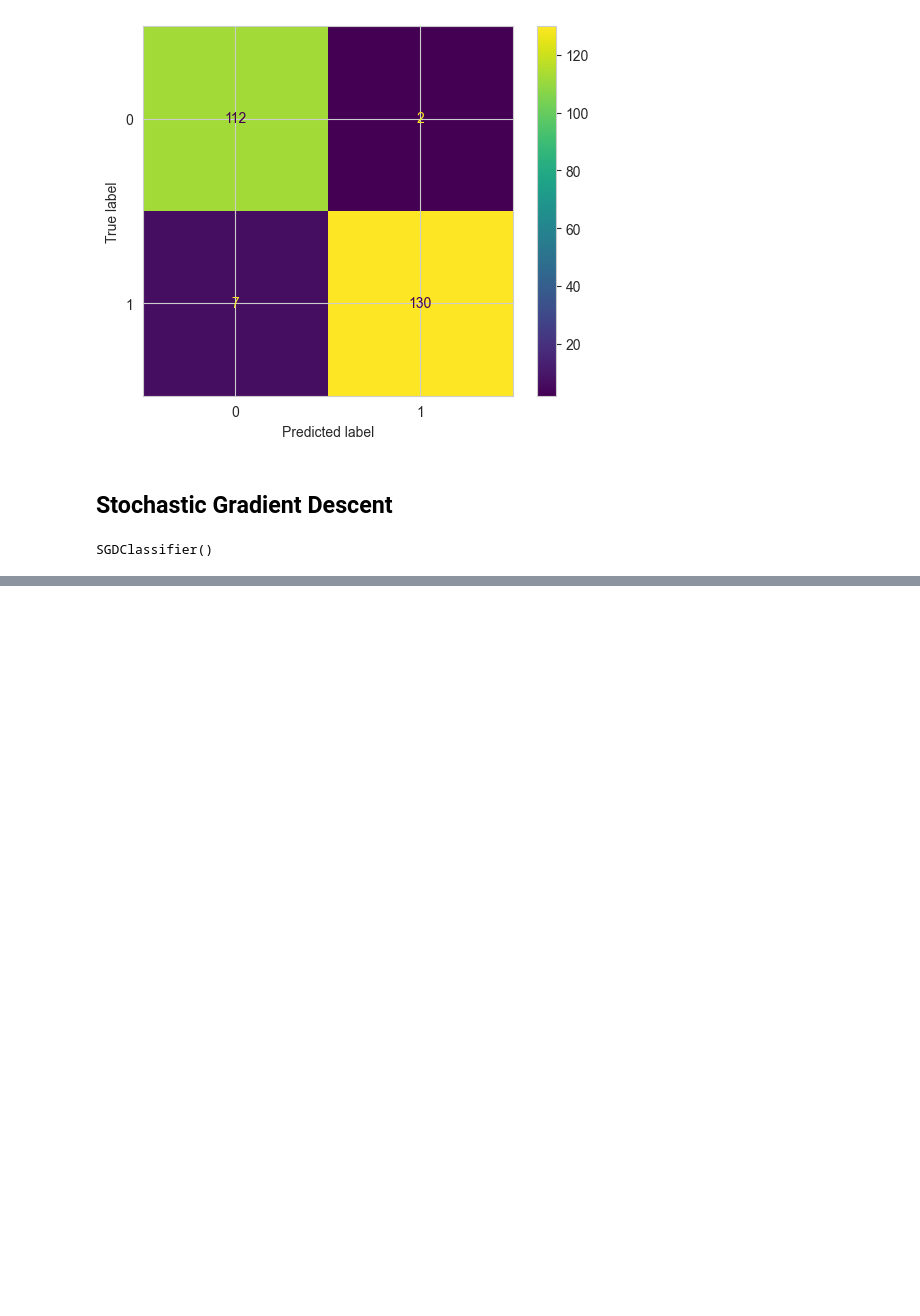
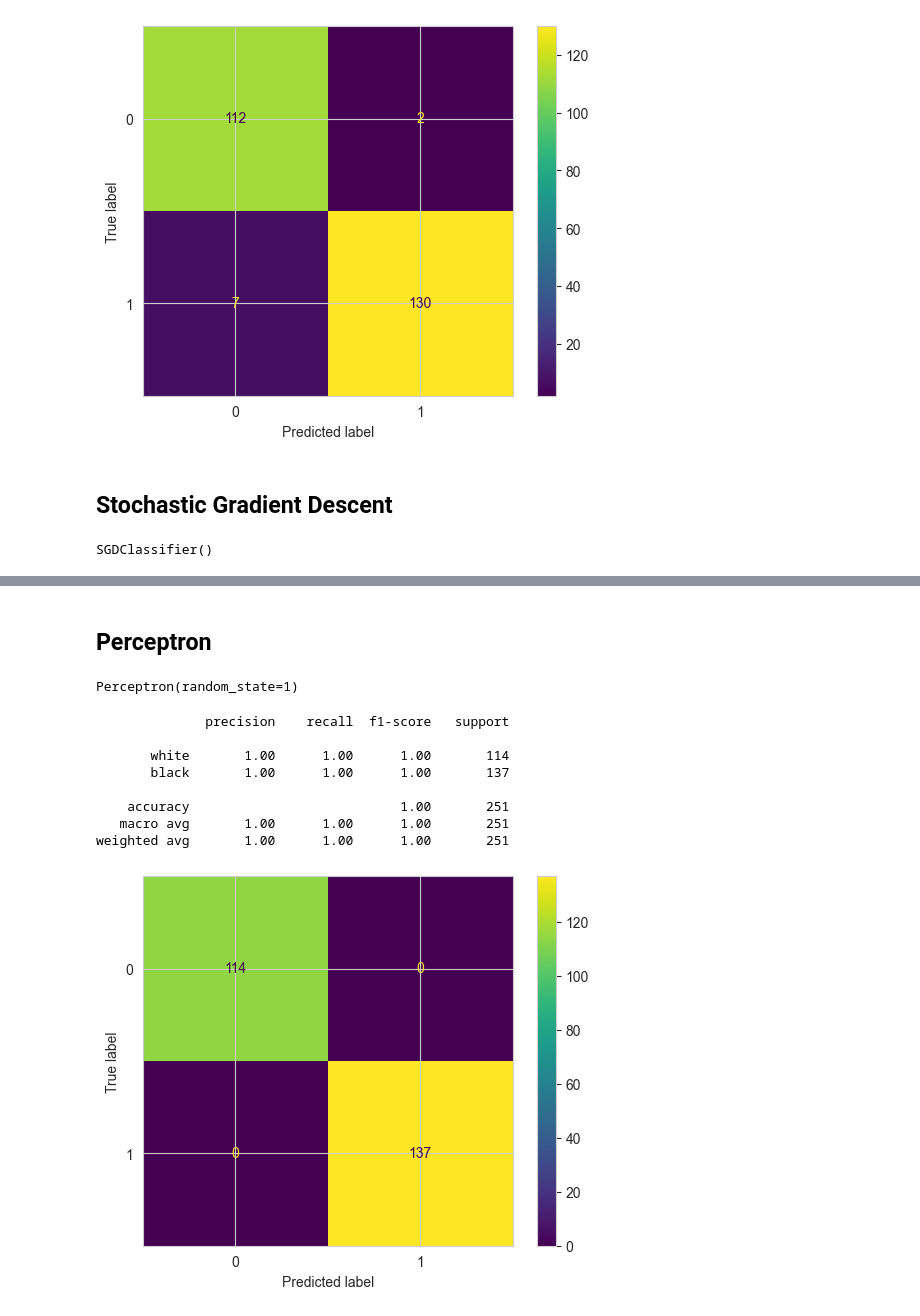
Before and after one commit to KarthikUdyawar/Color-detection, a Jupyter notebook: model/model.ipynb, the cells around one changed output, grey strips where cells are left out. Cells and saved outputs as stored; diff of their text form; code cells hidden in the pictures; blank space fills up the shorter version.

Commit message:
Added Perceptron

```diff
--- a/model/model.ipynb
+++ b/model/model.ipynb
@@ -318,0 +319,26 @@ weighted avg       0.99      0.99      0.99       251
+# %% [markdown]
+## Perceptron
+# %%
+from sklearn.linear_model import Perceptron
+
+clf = Perceptron(tol=1e-3, random_state=1)
+# %%
+clf.fit(X_train, y_train)
+# %% [output]
+Perceptron(random_state=1)
+# %%
+y_pred = clf.predict(X_test)
+# %%
+print(classification_report(y_test, y_pred, target_names=["white","black"]))
+ConfusionMatrixDisplay.from_predictions(y_test, y_pred)
+plt.show()
+# %% [output]
+              precision    recall  f1-score   support
+
+       white       1.00      1.00      1.00       114
+       black       1.00      1.00      1.00       137
+
+    accuracy                           1.00       251
+   macro avg       1.00      1.00      1.00       251
+weighted avg       1.00      1.00      1.00       251
+[figure, added]
```
Also changed, not shown: parts of 2 cells of this notebook.
